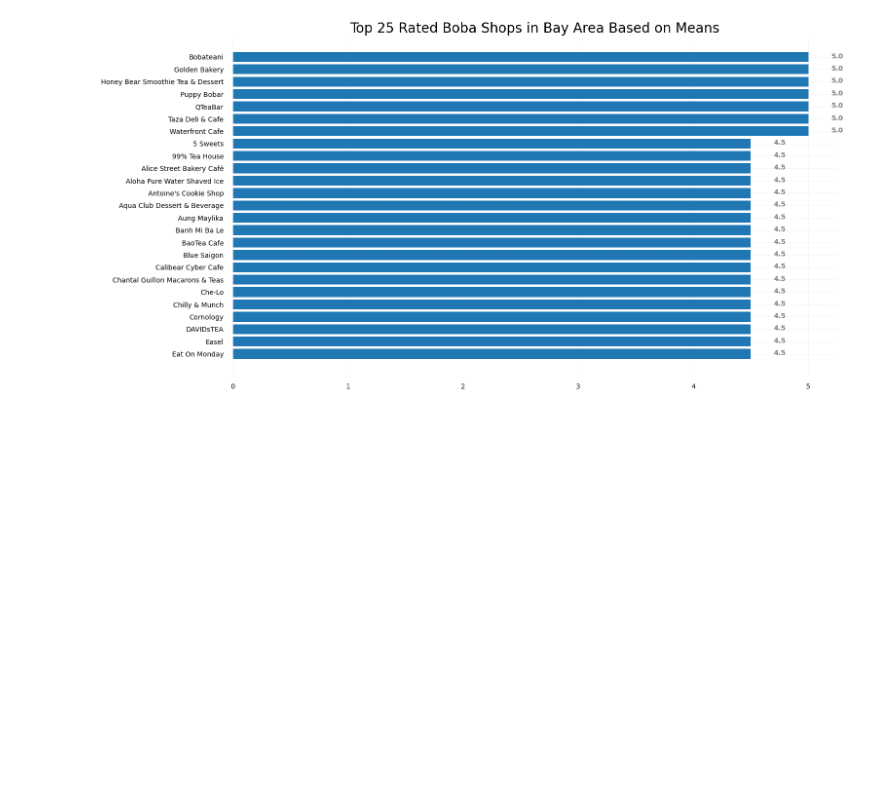
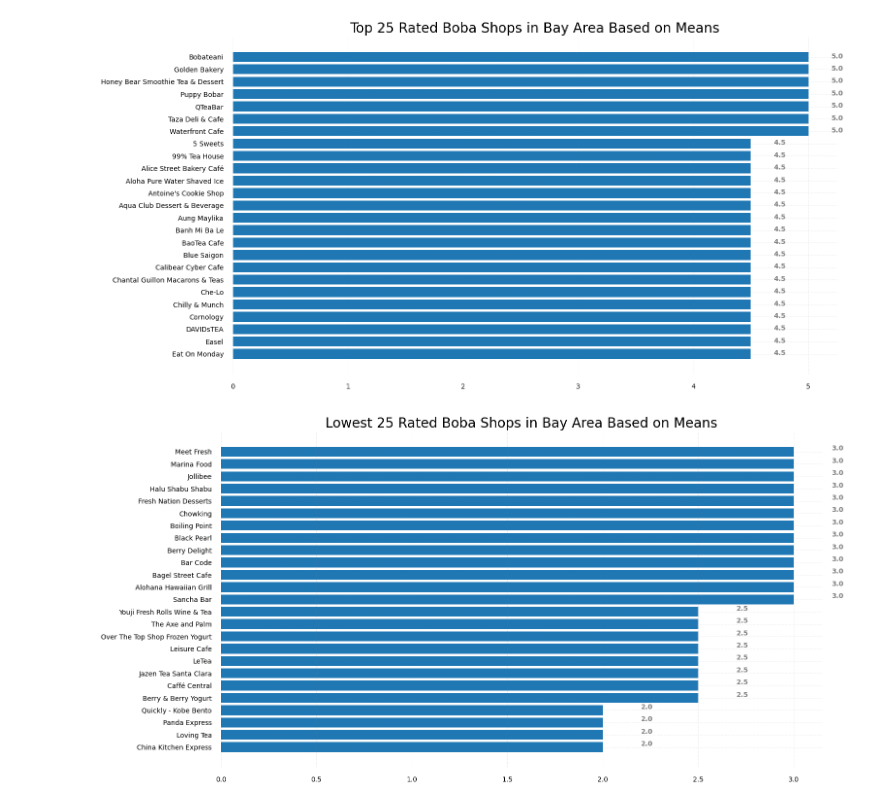
Before and after one commit to ChasePham/Bay-Area-Boba-Data-Visualizer, a Jupyter notebook: Bay_Area_DS_Vis.ipynb, the cells around one changed output. Saved outputs shown, nothing was run; the diff lists cells and outputs as text; code cells hidden in the pictures; blank space fills up the shorter version.

Commit message:
lowest 25

```diff
--- a/Bay_Area_DS_Vis.ipynb
+++ b/Bay_Area_DS_Vis.ipynb
@@ -119,3 +119,73 @@ ax.set_title('Top 25 Rated Boba Shops in Bay Area Based on Means',
 plt.show()
 # %% [output]
 [figure]
+# %%
+# Lowest 25 Scores:
+
+# We will use a priority queue for this portion since its easier to get the lowest 25 values
+prio_queue = []
+low_25_stores_ratings = np.zeros(25)
+low_25_stores_names = []
+# A set that traces duplicates
+checker = set()
+for i in range(len(shop_names)):
+    # Continues if we see a duplicate
+    if shop_names[i] in checker:
+        continue
+    # We initialize each shop within the hashmap and store it inside our priority queue
+    new_list = [0,0,0]
+    pair = hashmap[shop_names[i]]
+    new_list[0] = pair[0]
+    new_list[1] = pair[1] * - 1
+    new_list[2] = str(shop_names[i])
+    heapq.heappush(prio_queue, new_list)
+    checker.add(shop_names[i])
+
+# The priority queue will have 2 main parameters to consider: The rating, and the quantity of the same shop.
+# If the rating is the same, then the priority queue will
+# consider which store has a higher quantity, and sort it based off that rule
+for i in range(25):
+    current = heapq.heappop(prio_queue)
+    low_25_stores_ratings[i] = current[0]
+    low_25_stores_names.append(current[2])
+
+
+fig, ax = plt.subplots(figsize =(16, 9))
+# Horizontal Bar Plot
+ax.barh(low_25_stores_names, low_25_stores_ratings)
+
+# Remove axes splines
+for s in ['top', 'bottom', 'left', 'right']:
+    ax.spines[s].set_visible(False)
+
+# Remove x, y Ticks
+ax.xaxis.set_ticks_position('none')
+ax.yaxis.set_ticks_position('none')
+
+# Add padding between axes and labels
+ax.xaxis.set_tick_params(pad = 10)
+ax.yaxis.set_tick_params(pad = 10)
+
+# Add x, y gridlines
+ax.grid(b = True, color ='grey',
+        linestyle ='-.', linewidth = 0.5,
+        alpha = 0.2)
+
+# Show top values
+
+
+# Add annotation to bars
+for i in ax.patches:
+    plt.text(i.get_width()+0.2, i.get_y()+0.5,
+             str(round((i.get_width()), 2)),
+             fontsize = 10, fontweight ='bold',
+             color ='grey')
+
+# Add Plot Title
+ax.set_title('Lowest 25 Rated Boba Shops in Bay Area Based on Means',
+             loc ='center',fontsize = 20 )
+
+# Show Plot
+plt.show()
+# %% [output]
+[figure, added]
```
